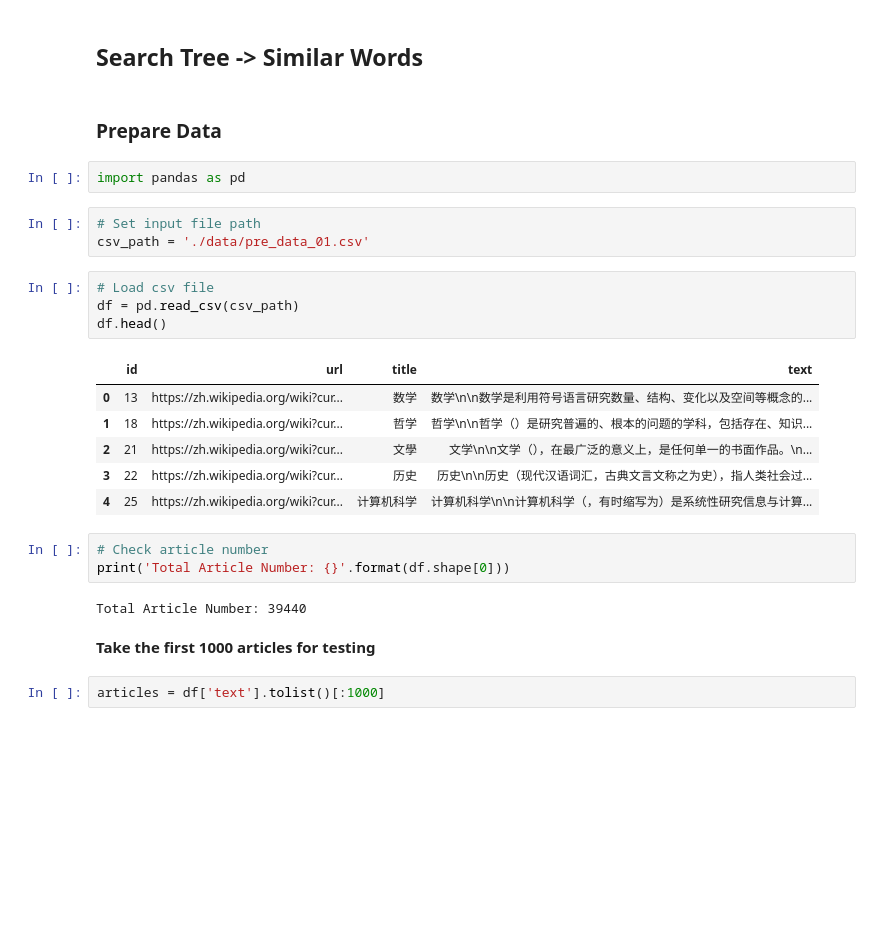
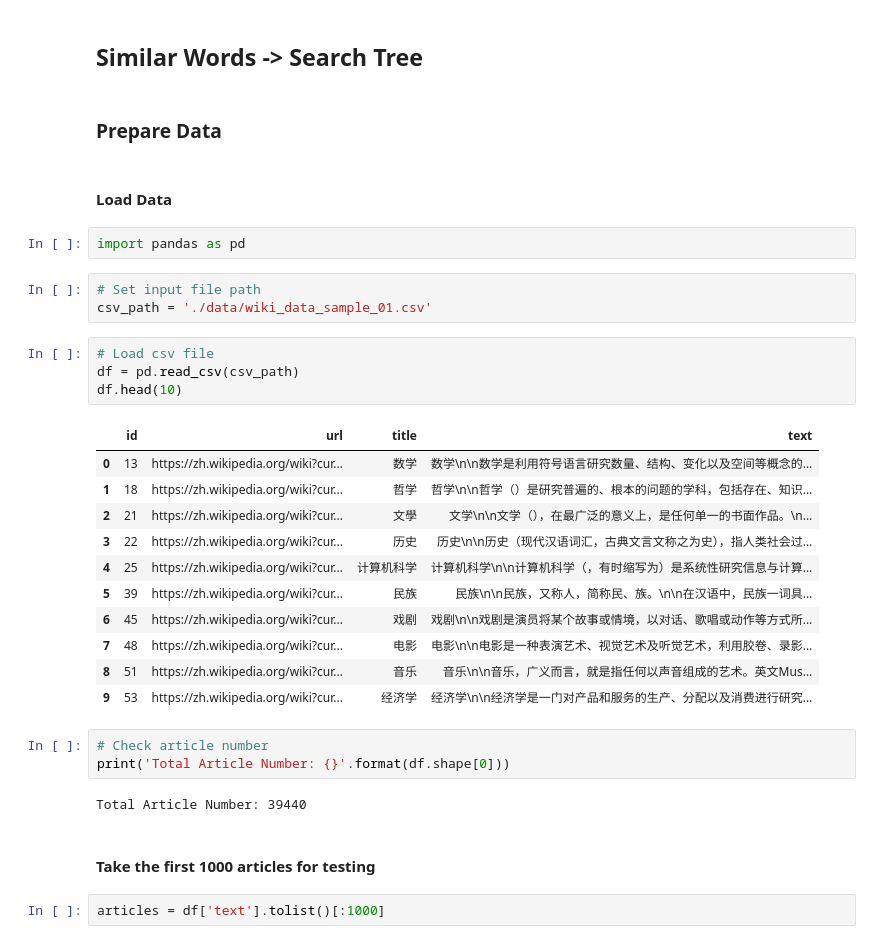
Before and after one commit to pchen12567/AI-For-NLP, a Jupyter notebook: Week_06_/LectureCode_06.ipynb, the cells around one changed output. Drawn from its saved outputs; the diff is of its cells as text; blank space fills up the shorter version.

```diff
--- a/Week_06_/LectureCode_06.ipynb
+++ b/Week_06_/LectureCode_06.ipynb
@@ -1,30 +1,37 @@
 # %% [markdown]
-## Search Tree -> Similar Words
+## Similar Words -> Search Tree
 # %% [markdown]
 ### Prepare Data
+# %% [markdown]
+#### Load Data
 # %%
 import pandas as pd
 # %%
 # Set input file path
-csv_path = './data/pre_data_01.csv'
+csv_path = './data/wiki_data_sample_01.csv'
 # %%
 # Load csv file
 df = pd.read_csv(csv_path)
-df.head()
+df.head(10)
 # %% [output]
 |  | id | url | title | text |
 | 0 | 13 | https://zh.wikipedia.org/wiki?cur... | 数学 | 数学\n\n数学是利用符号语言研究数量、结构、变化以及空间等概念的... |
 | 1 | 18 | https://zh.wikipedia.org/wiki?cur... | 哲学 | 哲学\n\n哲学（）是研究普遍的、根本的问题的学科，包括存在、知识... |
 | 2 | 21 | https://zh.wikipedia.org/wiki?cur... | 文學 | 文学\n\n文学（），在最广泛的意义上，是任何单一的书面作品。\n... |
 | 3 | 22 | https://zh.wikipedia.org/wiki?cur... | 历史 | 历史\n\n历史（现代汉语词汇，古典文言文称之为史），指人类社会过... |
 | 4 | 25 | https://zh.wikipedia.org/wiki?cur... | 计算机科学 | 计算机科学\n\n计算机科学（，有时缩写为）是系统性研究信息与计算... |
+| 5 | 39 | https://zh.wikipedia.org/wiki?cur... | 民族 | 民族\n\n民族，又称人，简称民、族。\n\n在汉语中，民族一词具... |
+| 6 | 45 | https://zh.wikipedia.org/wiki?cur... | 戏剧 | 戏剧\n\n戏剧是演员将某个故事或情境，以对话、歌唱或动作等方式所... |
+| 7 | 48 | https://zh.wikipedia.org/wiki?cur... | 电影 | 电影\n\n电影是一种表演艺术、视觉艺术及听觉艺术，利用胶卷、录影... |
+| 8 | 51 | https://zh.wikipedia.org/wiki?cur... | 音乐 | 音乐\n\n音乐，广义而言，就是指任何以声音组成的艺术。英文Mus... |
+| 9 | 53 | https://zh.wikipedia.org/wiki?cur... | 经济学 | 经济学\n\n经济学是一门对产品和服务的生产、分配以及消费进行研究... |
 # %%
 # Check article number
 print('Total Article Number: {}'.format(df.shape[0]))
 # %% [output]
 Total Article Number: 39440
 # %% [markdown]
-**Take the first 1000 articles for testing**
+#### Take the first 1000 articles for testing
 # %%
 articles = df['text'].tolist()[:1000]
 # %%
```
Also changed, not shown: parts of 95 cells of this notebook.
